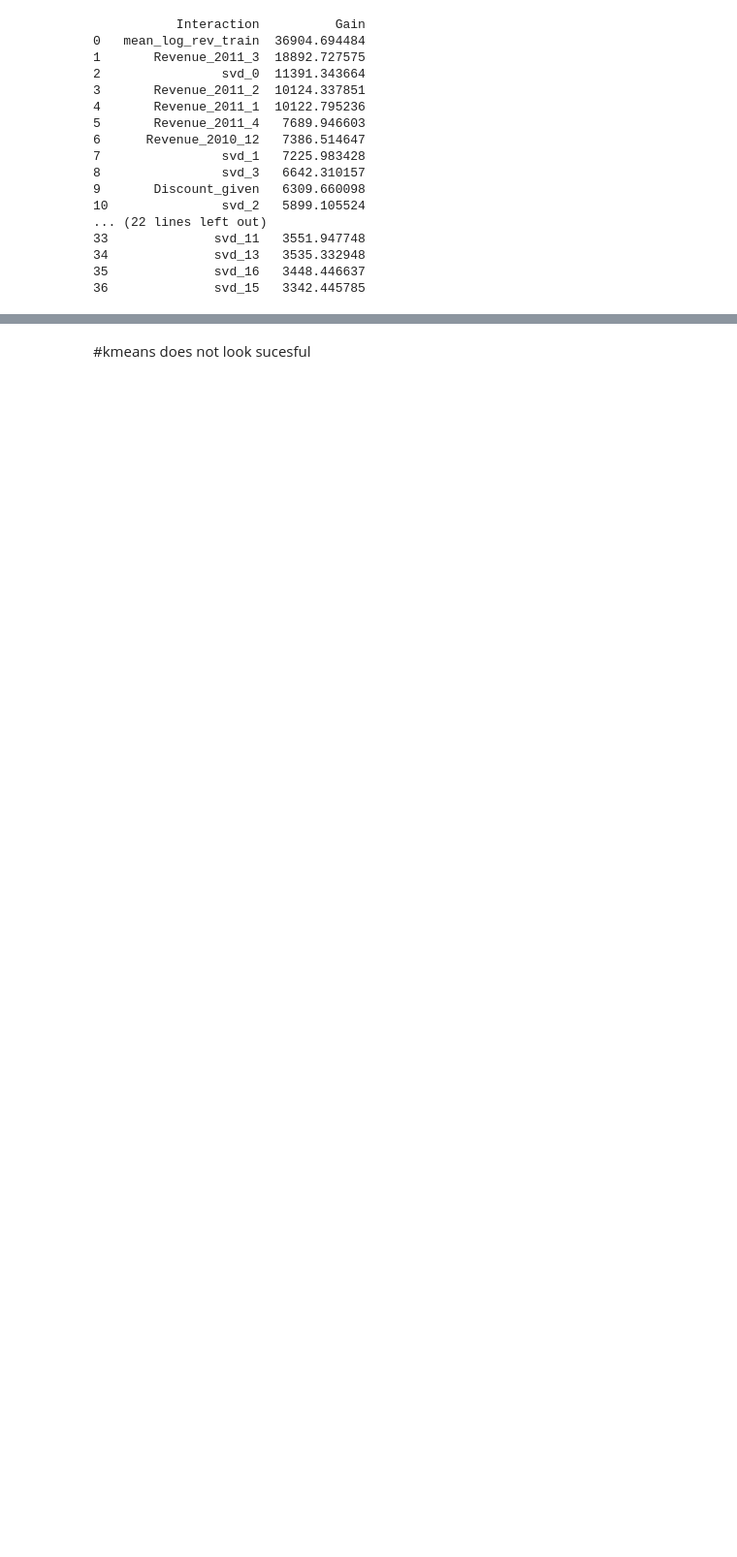
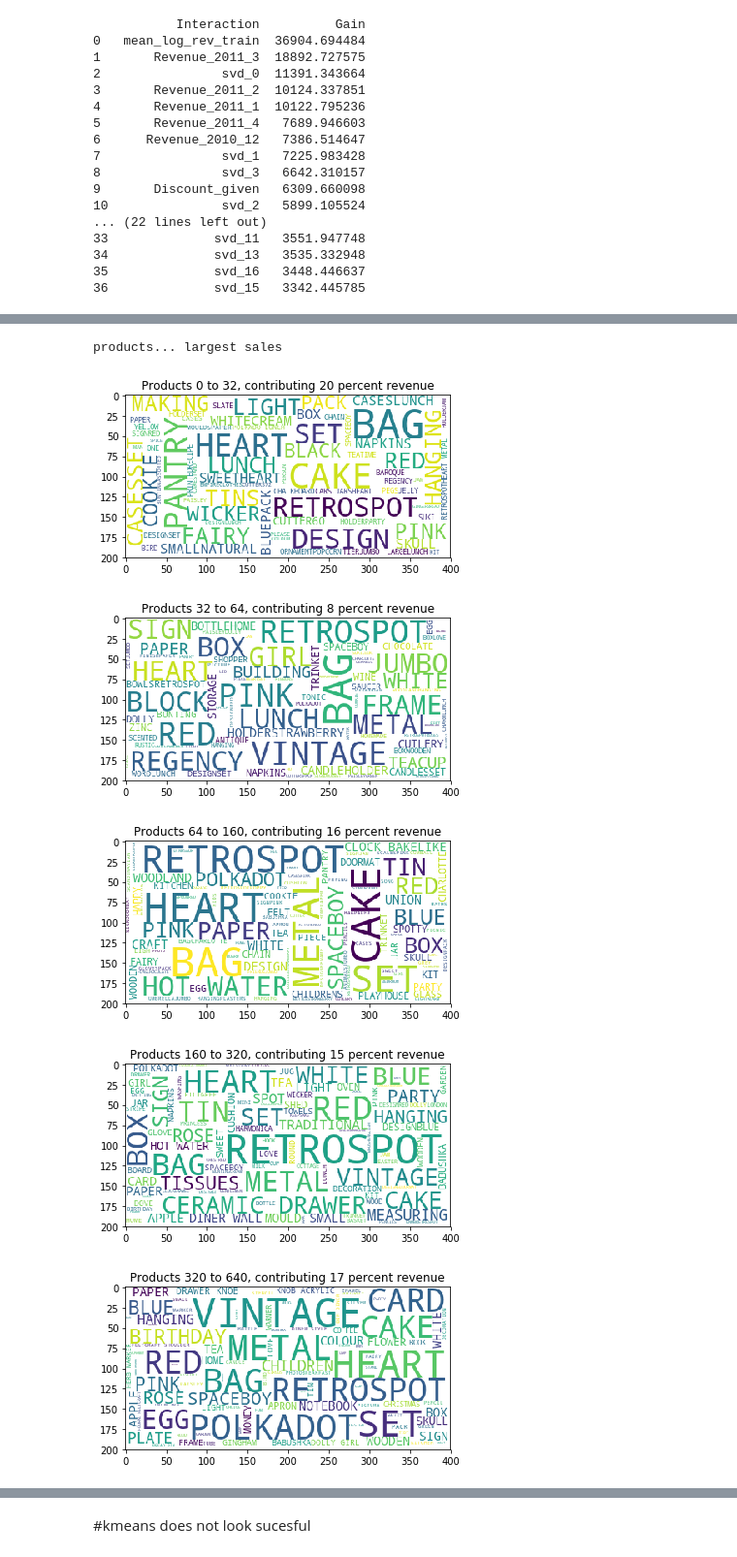
Before and after one commit to leexa90/E-commece-Data-Science, a Jupyter notebook: Untitled_cluster.ipynb, the cells around one changed output, grey strips where cells are left out. Shown at 97% size. Drawn from its saved outputs; the diff is of its cells as text; code cells hidden in the pictures; blank space fills up the shorter version.

```diff
--- a/Untitled_cluster.ipynb
+++ b/Untitled_cluster.ipynb
@@ -716,0 +693,30 @@ data2[data2.CustomerID==15098.0]
+# %%
+'''0 Top 0.01 percent of products,2.0 percent of profit
+3 Top 0.1 percent of products,6.0 percent of profit
+32 Top 1 percent of products,20.0 percent of profit
+64 Top 2 percent of products,28.000000000000004 percent of profit
+160 Top 5 percent of products,44.0 percent of profit
+320 Top 10 percent of products,59.0 percent of profit
+640 Top 20 percent of products,76.0 percent of profit'''
+from wordcloud import WordCloud
+print 'products... largest sales'
+ranges =[(0,32,20),(32,64,8),(64,160,16),(160,320,15),(320,640,17),(0,320,60)]
+for j in ranges:
+    closest_to_inside = np.argsort(V2[0,:])[::-1]
+    stock_code_decribe = data2.groupby('StockCode_NR_int')['Description'].apply(np.unique).reset_index(drop=False)
+    closest_pdts = closest_to_inside[j[0]:j[1]]
+    #print stock_code_decribe[stock_code_decribe.StockCode_NR_int.isin(closest_pdts)]
+    text = ''
+    for i in stock_code_decribe[stock_code_decribe.StockCode_NR_int.isin(closest_pdts)]['Description'].values:
+        text = text + i[0]
+    wordcloud = WordCloud().generate(text)
+    wordcloud = WordCloud(max_font_size=50, max_words=100, background_color="white").generate(text)
+    plt.title('Products %s to %s, contributing %s percent revenue'%j)
+    plt.imshow(wordcloud);plt.show()
+# %% [output]
+products... largest sales
+[figure, added]
+[figure, added]
+[figure, added]
+[figure, added]
+[figure, added]
```
Also changed, not shown: parts of 21 cells of this notebook, 2 other files.
